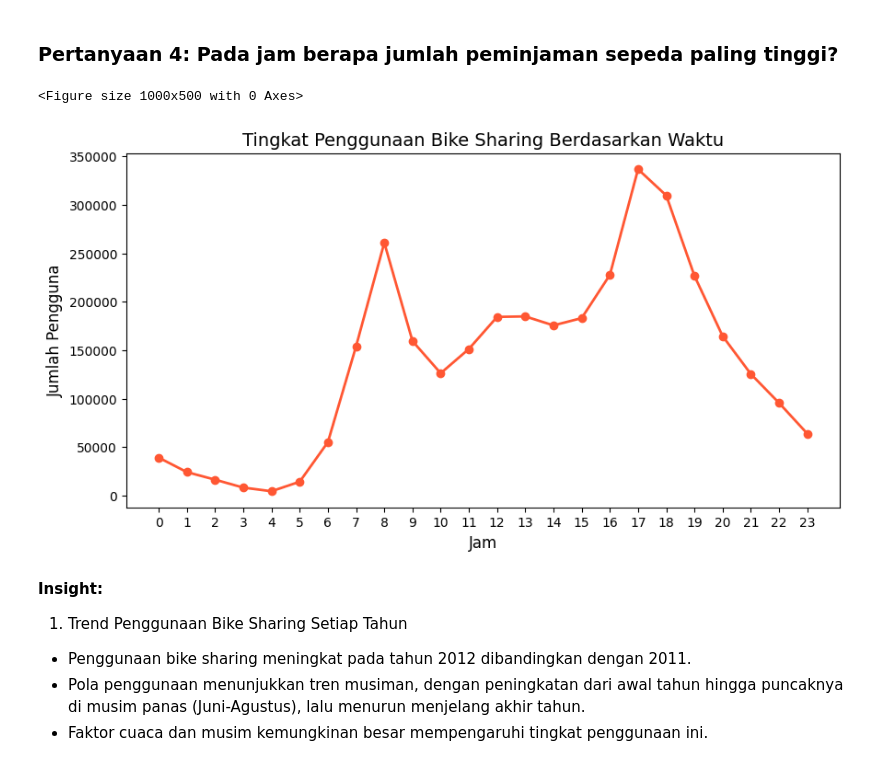
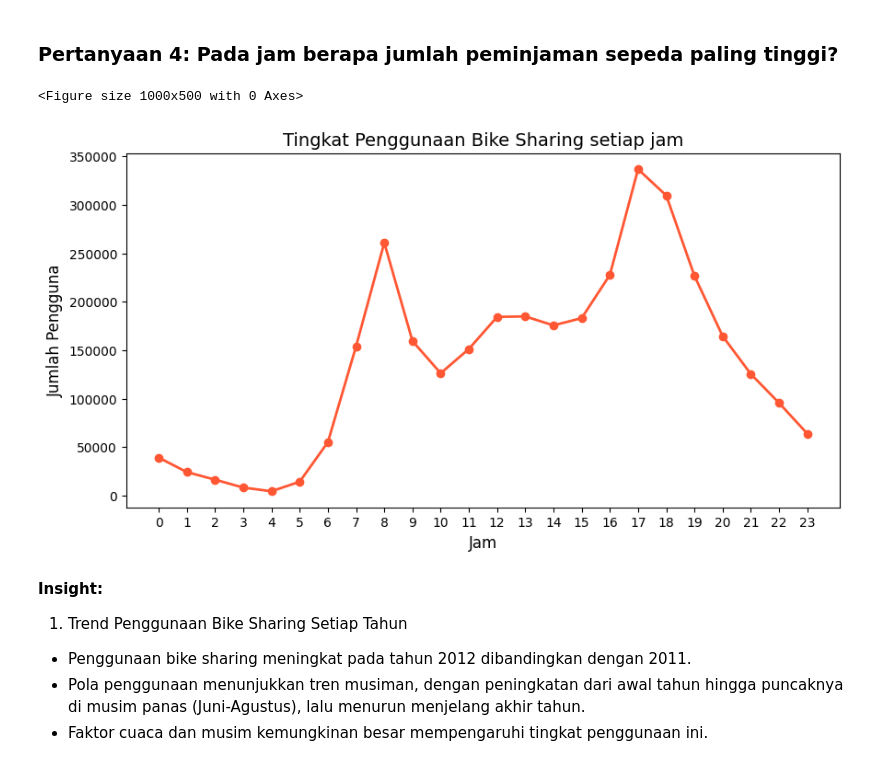
Before and after one commit to totoro-07/Bike-Sharing, a Jupyter notebook: Analisis-data.ipynb, the cells around one changed output. Cells and saved outputs as stored; diff of their text form; code cells hidden in the pictures.

```diff
--- a/Analisis-data.ipynb
+++ b/Analisis-data.ipynb
@@ -500,32 +500,32 @@ plt.show()
 # %%
 hours_df['musim'] = hours_df['season'].apply(musim)
 
 user_hour = hours_df[['season', 'hour', 'total_count']]
 user_hour = user_hour[['hour', 'season', 'total_count']].groupby('hour').sum().reset_index()
 
 fig = plt.figure(figsize=(10, 5))
 
 plt.figure(figsize=(10, 5))
 
 plt.plot(
     user_hour['hour'],
     user_hour['total_count'],
     marker="o",
     linestyle="-",
     linewidth=2,
     color="#FF5733",
 )
 
 plt.ylabel('Jumlah Pengguna', fontsize=12)
 plt.xlabel('Jam', fontsize=12)
-plt.title('Tingkat Penggunaan Bike Sharing Berdasarkan Waktu', fontsize=14)
+plt.title('Tingkat Penggunaan Bike Sharing setiap jam', fontsize=14)
 
 plt.xticks(ticks=range(0, 24), labels=range(0, 24))  # Menjaga keterbacaan sumbu x
 
 plt.show()
 # %% [output]
 <Figure size 1000x500 with 0 Axes>
-[figure, old version]
+[figure, new version]
 # %% [markdown]
 **Insight:**
 1. Trend Penggunaan Bike Sharing Setiap Tahun
```
